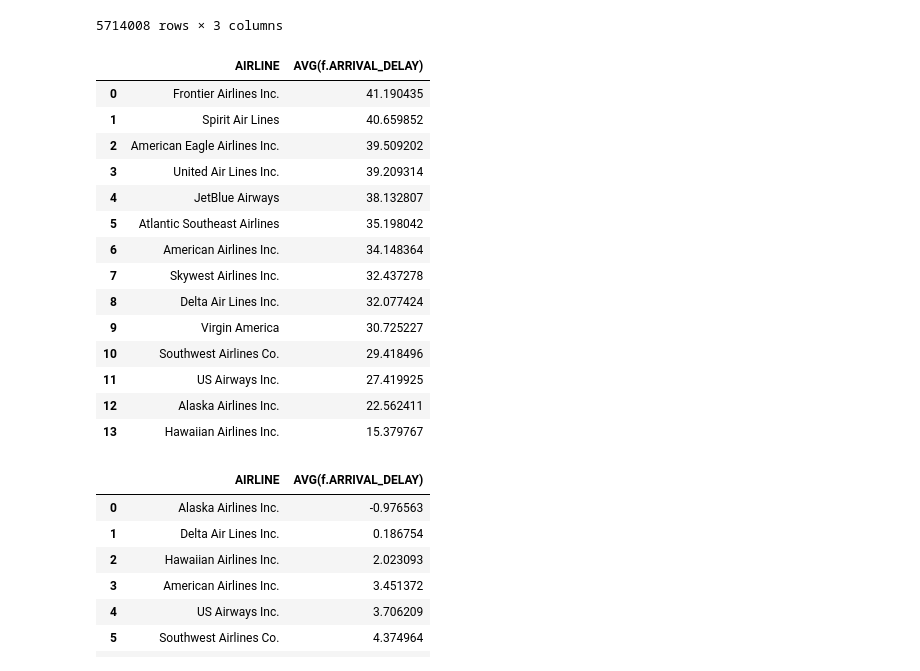
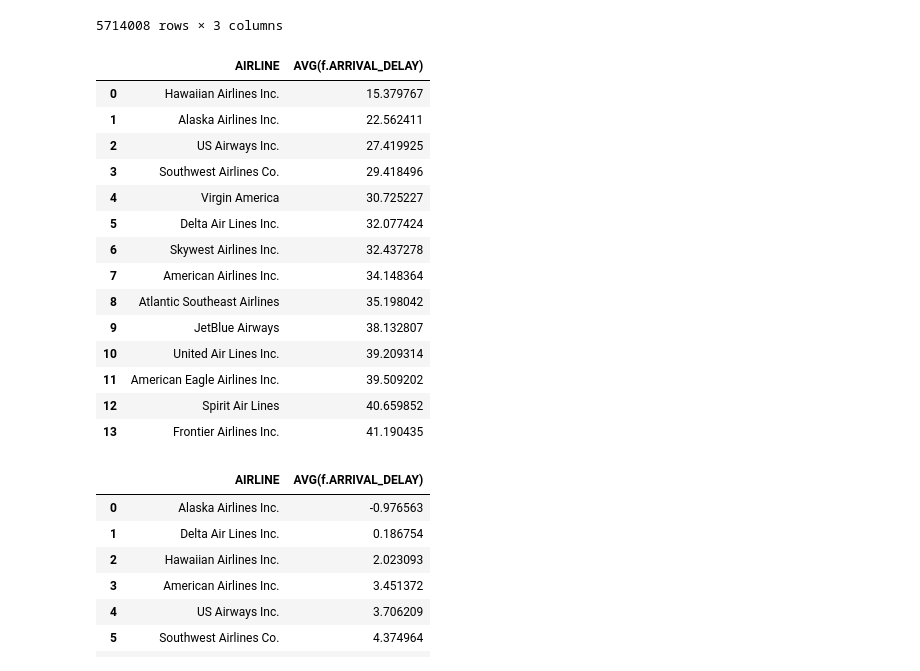
Before and after one commit to theemailofcameronwallace-code/forge-flight-delay-analysis, a Jupyter notebook: notebooks/Aniqa'sNotebook.ipynb, the cells around one changed output. Cells and saved outputs as stored; diff of their text form; code cells hidden in the pictures.

```diff
--- a/notebooks/Aniqa'sNotebook.ipynb
+++ b/notebooks/Aniqa'sNotebook.ipynb
@@ -512,30 +514,33 @@ pd.read_sql_query('''SELECT
 # %%
 #aggregation query to make steps towards answering question
 #averaging only non-zero delays (meaning actual delays, not using flights that arrived early in aggregation)
 pd.read_sql_query('''SELECT
             a.AIRLINE, AVG(f.ARRIVAL_DELAY)
             FROM flights f
             JOIN airlines a ON a.IATA_CODE = f.AIRLINE
-            WHERE ARRIVAL_DELAY > 0 AND ARRIVAL_DELAY IS NOT NULL AND ARRIVAL_TIME IS NOT NULL AND DIVERTED == 0 AND CANCELLED == 0
+            WHERE ARRIVAL_DELAY > 0 AND ARRIVAL_DELAY IS NOT NULL
+                AND ARRIVAL_TIME IS NOT NULL
+                AND DIVERTED == 0
+                AND CANCELLED == 0
             GROUP BY a.AIRLINE
-            ORDER BY AVG(f.ARRIVAL_DELAY) DESC
+            ORDER BY AVG(f.ARRIVAL_DELAY) ASC
             ;''', conn)
 # %% [output]
 |  | AIRLINE | AVG(f.ARRIVAL_DELAY) |
-| 0 | Frontier Airlines Inc. | 41.190435 |
-| 1 | Spirit Air Lines | 40.659852 |
-| 2 | American Eagle Airlines Inc. | 39.509202 |
-| 3 | United Air Lines Inc. | 39.209314 |
-| 4 | JetBlue Airways | 38.132807 |
-| 5 | Atlantic Southeast Airlines | 35.198042 |
-| 6 | American Airlines Inc. | 34.148364 |
-| 7 | Skywest Airlines Inc. | 32.437278 |
-| 8 | Delta Air Lines Inc. | 32.077424 |
-| 9 | Virgin America | 30.725227 |
-| 10 | Southwest Airlines Co. | 29.418496 |
-| 11 | US Airways Inc. | 27.419925 |
-| 12 | Alaska Airlines Inc. | 22.562411 |
-| 13 | Hawaiian Airlines Inc. | 15.379767 |
+| 0 | Hawaiian Airlines Inc. | 15.379767 |
+| 1 | Alaska Airlines Inc. | 22.562411 |
+| 2 | US Airways Inc. | 27.419925 |
+| 3 | Southwest Airlines Co. | 29.418496 |
+| 4 | Virgin America | 30.725227 |
+| 5 | Delta Air Lines Inc. | 32.077424 |
+| 6 | Skywest Airlines Inc. | 32.437278 |
+| 7 | American Airlines Inc. | 34.148364 |
+| 8 | Atlantic Southeast Airlines | 35.198042 |
+| 9 | JetBlue Airways | 38.132807 |
+| 10 | United Air Lines Inc. | 39.209314 |
+| 11 | American Eagle Airlines Inc. | 39.509202 |
+| 12 | Spirit Air Lines | 40.659852 |
+| 13 | Frontier Airlines Inc. | 41.190435 |
 # %%
 pd.read_sql_query('''SELECT
             a.AIRLINE, AVG(f.ARRIVAL_DELAY)
```
Also changed, not shown: parts of 16 cells of this notebook.
